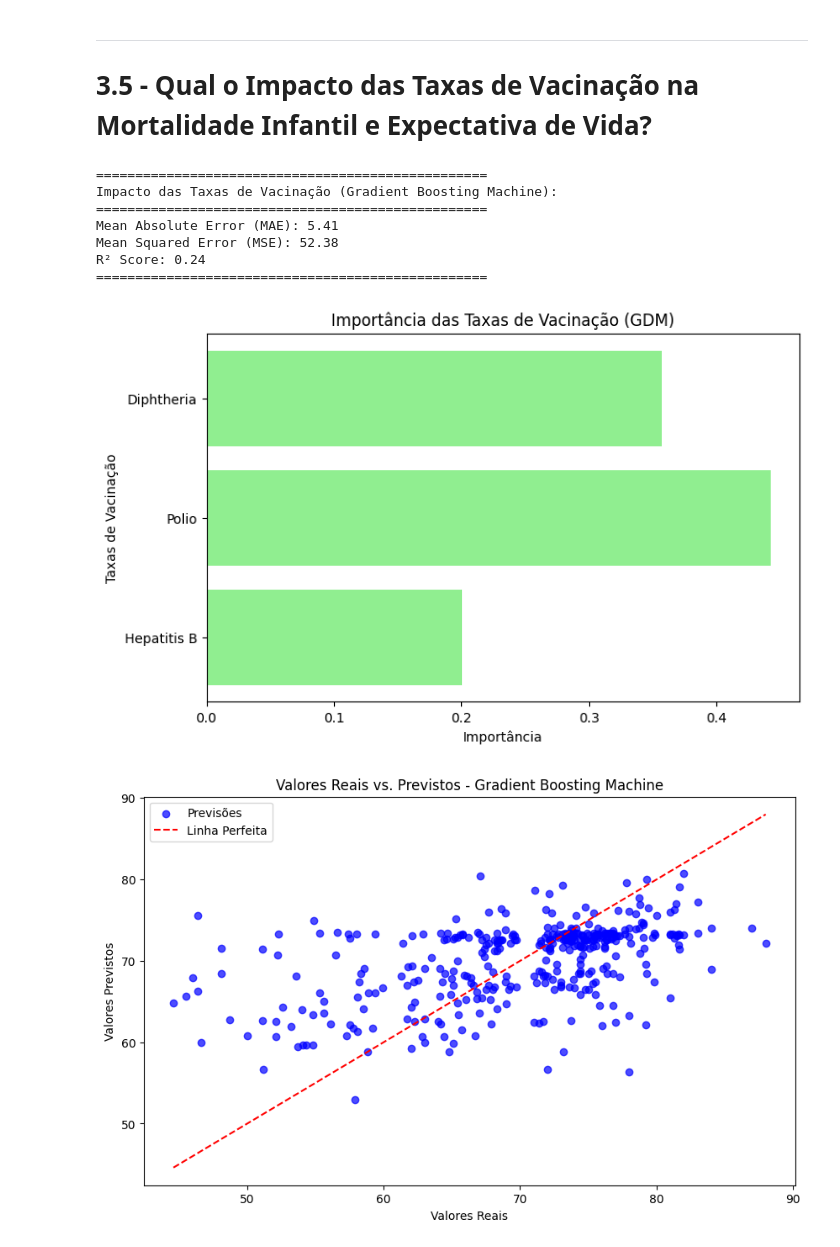
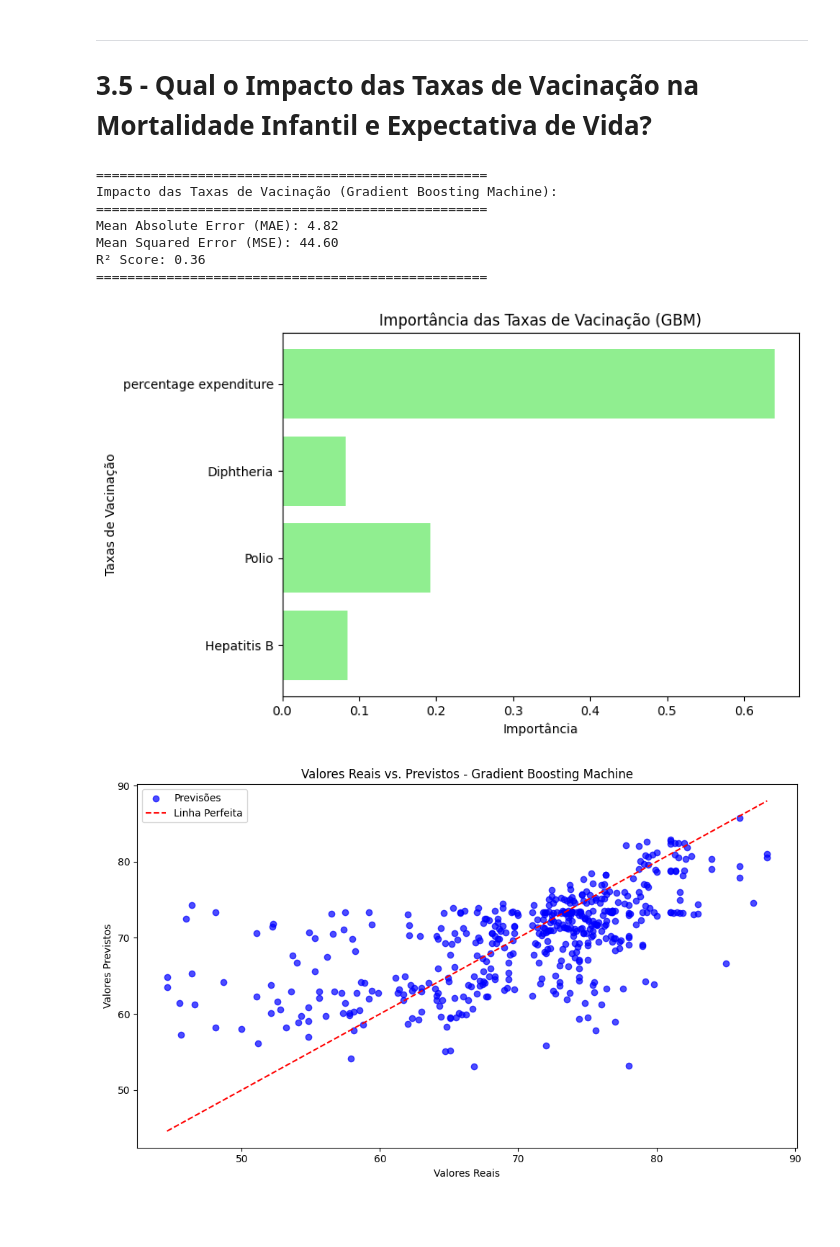
Before and after one commit to AvelinoAlmeida/Life-Expectancy, a Jupyter notebook: 3-modeling.ipynb, the cells around one changed output. Drawn from its saved outputs; the diff is of its cells as text; code cells hidden in the pictures; blank space fills up the shorter version.

```diff
--- a/3-modeling.ipynb
+++ b/3-modeling.ipynb
@@ -210,63 +231,77 @@ R² Score: 0.82
 
 # 3.5 - Qual o Impacto das Taxas de Vacinação na Mortalidade Infantil e Expectativa de Vida?
 # %%
+import pandas as pd
+import numpy as np
+from sklearn.ensemble import GradientBoostingRegressor
+from sklearn.metrics import mean_absolute_error, mean_squared_error, r2_score
+import matplotlib.pyplot as plt
+from sklearn.model_selection import train_test_split
 
-# Definir as variáveis independentes (Taxas de vacinação)
-Train = X_train[['Hepatitis B', 'Polio', 'Diphtheria']]
-Target = y_train
 
-# Testar no conjunto de teste
-Test = X_test[['Hepatitis B', 'Polio', 'Diphtheria']]
-Test_Target = y_test
+# Carregue os dados reais
+df_cleaned = pd.read_csv('./data/Life_Expectancy_Clean.csv')
 
-# Treinar o modelo Gradient Boosting Machine (GDM)
-model_gdm = GradientBoostingRegressor(n_estimators=100, learning_rate=0.1, max_depth=3, random_state=42)
-model_gdm.fit(Train, Target)
+# Selecionar as variáveis relacionadas às taxas de vacinação
+vaccination_predictors = ['Hepatitis B', 'Polio', 'Diphtheria', 'percentage expenditure']
+target = 'Life expectancy'
 
-# Fazer previsões
-y_pred_gdm = model_gdm.predict(Test)
+# Dividir os dados em treino e teste
+X = df_cleaned[vaccination_predictors]
+y = df_cleaned[target]
+
+X_train, X_test, y_train, y_test = train_test_split(X, y, test_size=0.25, random_state=42)
+
+# Treinar o modelo Gradient Boosting Machine (GBM)
+model_gbm = GradientBoostingRegressor(n_estimators=100, learning_rate=0.1, max_depth=3, random_state=42)
+model_gbm.fit(X_train, y_train)
+
+# Fazer previsões no conjunto de teste
+y_pred_gbm = model_gbm.predict(X_test)
 
 # Avaliar o desempenho
-mae_gdm = mean_absolute_error(Test_Target, y_pred_gdm)
-mse_gdm = mean_squared_error(Test_Target, y_pred_gdm)
-r2_gdm = r2_score(Test_Target, y_pred_gdm)
+mae_gbm = mean_absolute_error(y_test, y_pred_gbm)
+mse_gbm = mean_squared_error(y_test, y_pred_gbm)
+r2_gbm = r2_score(y_test, y_pred_gbm)
 
 # Exibir os resultados de forma clara e organizada
 print("="*50)
 print("Impacto das Taxas de Vacinação (Gradient Boosting Machine):")
 print("="*50)
-print(f"Mean Absolute Error (MAE): {mae_gdm:.2f}")
-print(f"Mean Squared Error (MSE): {mse_gdm:.2f}")
-print(f"R² Score: {r2_gdm:.2f}")
+print(f"Mean Absolute Error (MAE): {mae_gbm:.2f}")
+print(f"Mean Squared Error (MSE): {mse_gbm:.2f}")
+print(f"R² Score: {r2_gbm:.2f}")
 print("="*50)
 
 # Importância das Variáveis
-feature_importance_gdm = model_gdm.feature_importances_
-features = Train.columns
+feature_importance_gbm = model_gbm.feature_importances_
+features = X_train.columns
 
 plt.figure(figsize=(8, 5))
-plt.barh(features, feature_importance_gdm, color='lightgreen')
-plt.title("Importância das Taxas de Vacinação (GDM)")
+plt.barh(features, feature_importance_gbm, color='lightgreen')
+plt.title("Importância das Taxas de Vacinação (GBM)")
 plt.xlabel("Importância")
 plt.ylabel("Taxas de Vacinação")
+plt.tight_layout()
 plt.show()
 
 # Gráfico de Valores Reais vs. Previstos
 plt.figure(figsize=(10, 6))
-plt.scatter(Test_Target, y_pred_gdm, alpha=0.7, color="blue", label="Previsões")
-plt.plot([min(Test_Target), max(Test_Target)], [min(Test_Target), max(Test_Target)], '--', color='red', label="Linha Perfeita")
+plt.scatter(y_test, y_pred_gbm, alpha=0.7, color="blue", label="Previsões")
+plt.plot([min(y_test), max(y_test)], [min(y_test), max(y_test)], '--', color='red', label="Linha Perfeita")
 plt.title("Valores Reais vs. Previstos - Gradient Boosting Machine")
 plt.xlabel("Valores Reais")
 plt.ylabel("Valores Previstos")
 plt.legend()
+plt.tight_layout()
 plt.show()
 # %% [output]
 ==================================================
 Impacto das Taxas de Vacinação (Gradient Boosting Machine):
 ==================================================
-Mean Absolute Error (MAE): 5.41
-Mean Squared Error (MSE): 52.38
-R² Score: 0.24
+Mean Absolute Error (MAE): 4.82
+Mean Squared Error (MSE): 44.60
+R² Score: 0.36
 ==================================================
-[figure, old version]
+[figure, new version]
-[figure, old version]
+[figure, new version]
```
Also changed, not shown: parts of 7 cells of this notebook, 9 other files.
